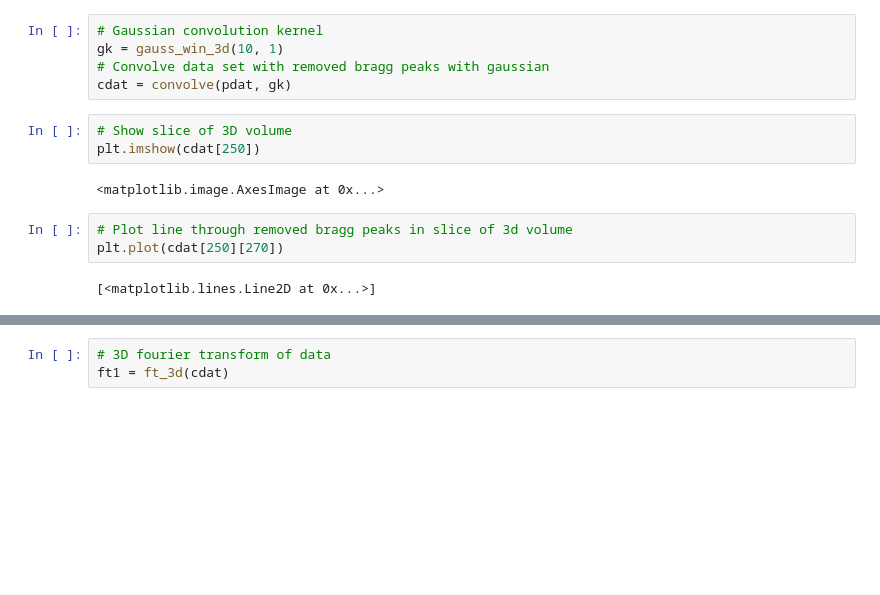
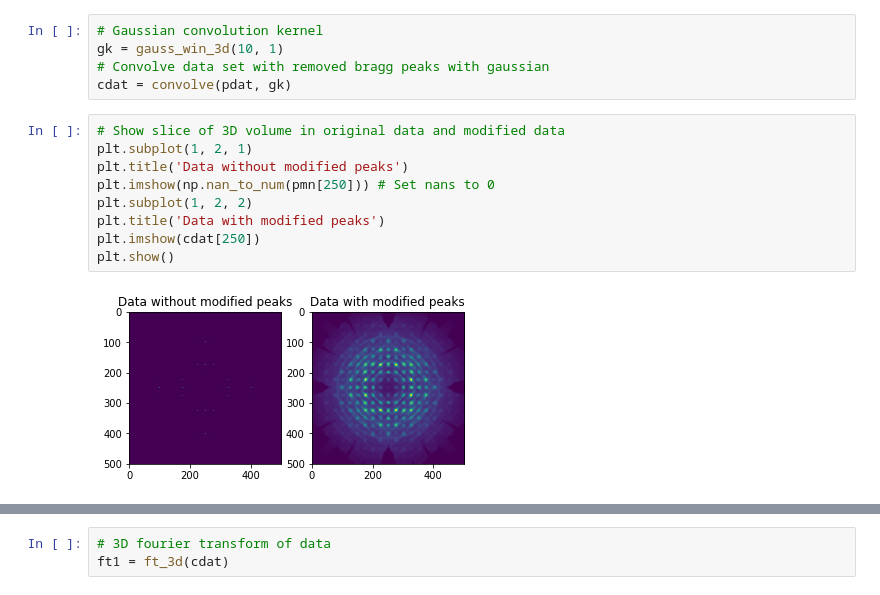
Before and after one commit to jmsweng/3D-PDF, a Jupyter notebook: punch and fill.ipynb, the cells around one changed output, grey strips where cells are left out. Saved outputs shown, nothing was run; the diff lists cells and outputs as text; blank space fills up the shorter version.

```diff
--- a/punch and fill.ipynb
+++ b/punch and fill.ipynb
@@ -127,13 +128,14 @@ pdat = punch(pmn, 5)
 gk = gauss_win_3d(10, 1)
 # Convolve data set with removed bragg peaks with gaussian
 cdat = convolve(pdat, gk)
-# %%
-# Show slice of 3D volume
-plt.imshow(cdat[250])
-# %% [output]
-<matplotlib.image.AxesImage at 0x...>
-# %%
-# Plot line through removed bragg peaks in slice of 3d volume
-plt.plot(cdat[250][270])
-# %% [output]
-[<matplotlib.lines.Line2D at 0x...>]
+# %%
+# Show slice of 3D volume in original data and modified data
+plt.subplot(1, 2, 1)
+plt.title('Data without modified peaks')
+plt.imshow(np.nan_to_num(pmn[250])) # Set nans to 0
+plt.subplot(1, 2, 2)
+plt.title('Data with modified peaks')
+plt.imshow(cdat[250])
+plt.show()
+# %% [output]
+[figure, added]
```
Also changed, not shown: parts of 7 cells of this notebook, 1 other file.
